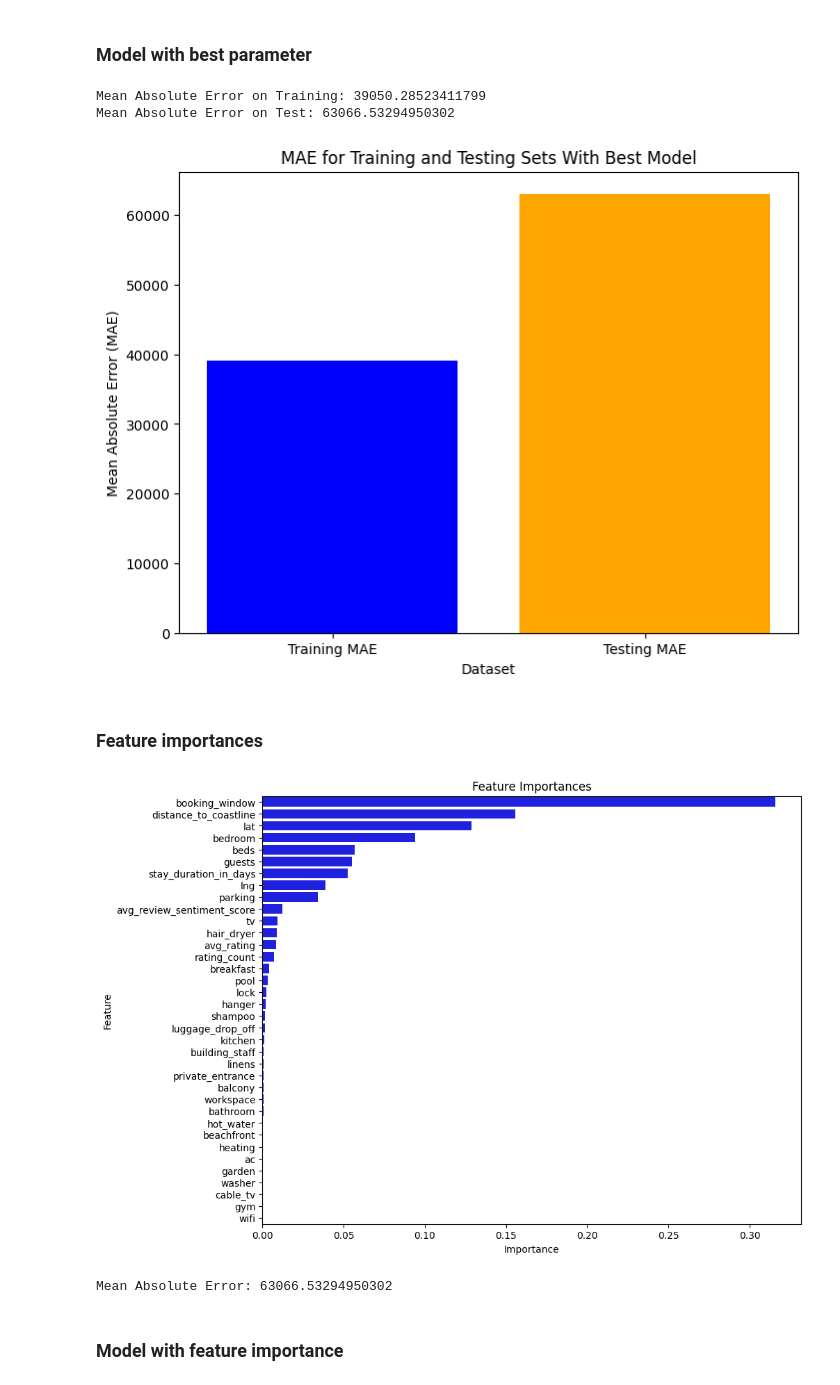
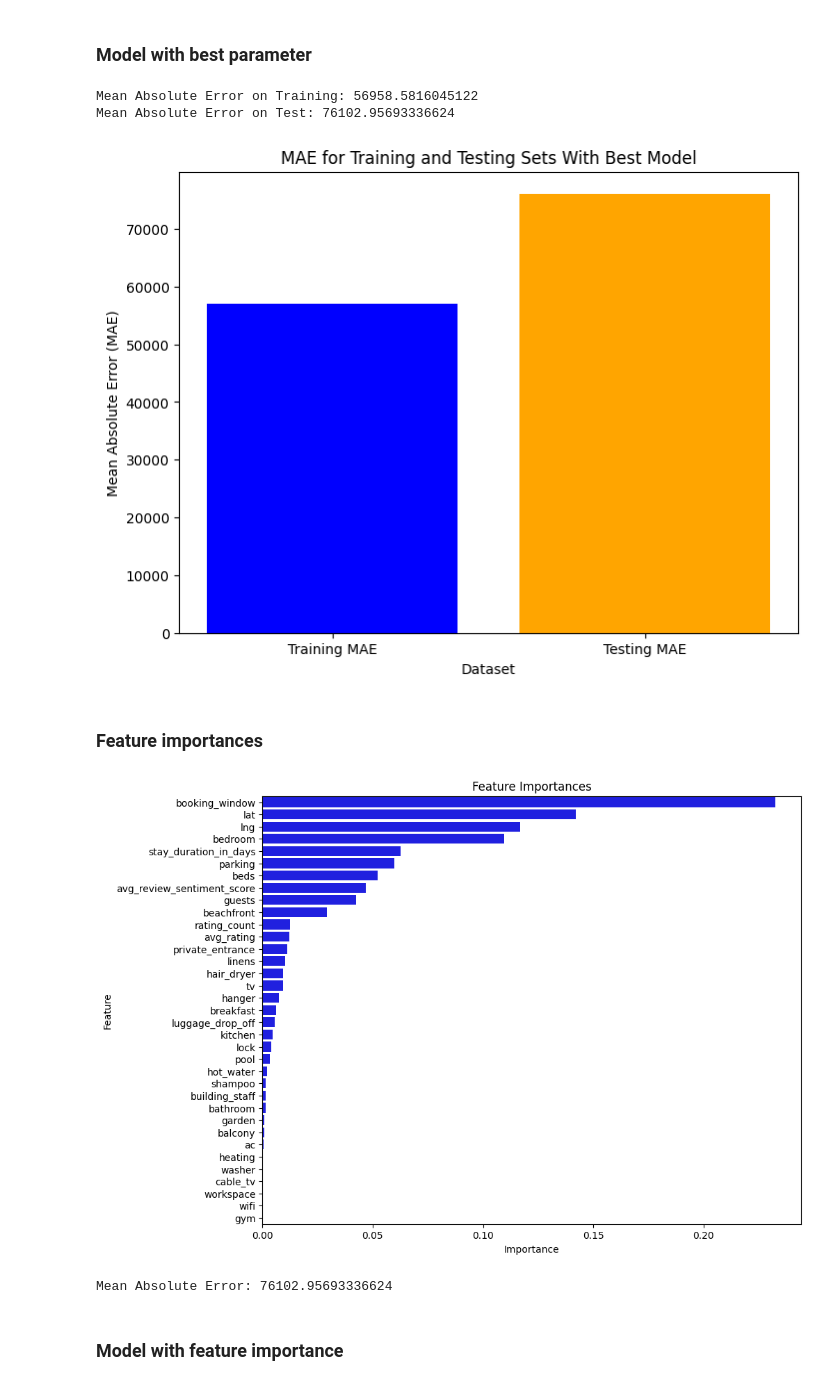
Before and after one commit to naufalsutrisna/Room-Pricing-Bukit-Vista, a Jupyter notebook: machine learning/gbr_model.ipynb, the cells around one changed output. Saved outputs shown, nothing was run; the diff lists cells and outputs as text; code cells hidden in the pictures.

Commit message:
Tuned gradient boosting model with new data

```diff
--- a/machine learning/gbr_model.ipynb
+++ b/machine learning/gbr_model.ipynb
@@ -8,7 +8,7 @@ from sklearn.preprocessing import StandardScaler
 from sklearn.ensemble import GradientBoostingRegressor
 from sklearn.metrics import mean_absolute_error, make_scorer
 # %%
-data_path = os.path.join(os.getcwd(), '..', '..', 'data', 'preprocessed_data_new.csv')
+data_path = os.path.join(os.getcwd(), '..', '..', 'data', 'preprocessed_data.csv')
 # %%
 df = pd.read_csv(data_path)
 df.head()
@@ -140,7 +144,7 @@ Best Parameters: {'learning_rate': 0.3, 'max_depth': 7, 'n_estimators': 1000}
 ### Cross validation
 # %%
 # Initialize the best model
-best_model = GradientBoostingRegressor(n_estimators=1000, learning_rate=0.3, max_depth=7, random_state=42)
+best_model = GradientBoostingRegressor(n_estimators=2000, learning_rate=0.3, max_depth=5, random_state=42)
 
 # Define the k-fold cross-validation scheme
 kf = KFold(n_splits=5, shuffle=True, random_state=42)
@@ -188,7 +192,7 @@ MAE on testing: 63066.53294950302
 ### Model with best parameter
 # %%
 # Initialize the GradientBoostingRegressor model
-best_model = GradientBoostingRegressor(n_estimators=1000, learning_rate=0.3, max_depth=7, random_state=42)
+best_model = GradientBoostingRegressor(n_estimators=2000, learning_rate=0.3, max_depth=5, random_state=42)
 
 # Fit the model on the training data
 best_model.fit(X_train, y_train)
@@ -203,8 +207,8 @@ mae_test = mean_absolute_error(y_test, y_pred_test)
 print(f'Mean Absolute Error on Training: {mae_train}')
 print(f'Mean Absolute Error on Test: {mae_test}')
 # %% [output]
-Mean Absolute Error on Training: 39050.28523411799
-Mean Absolute Error on Test: 63066.53294950302
+Mean Absolute Error on Training: 56958.5816045122
+Mean Absolute Error on Test: 76102.95693336624
 # %%
 # Visualize MAE for both training and test sets
 labels = ['Training MAE', 'Testing MAE']
@@ -217,11 +221,11 @@ plt.ylabel('Mean Absolute Error (MAE)')
 plt.title('MAE for Training and Testing Sets With Best Model')
 plt.show()
 # %% [output]
-[figure, old version]
+[figure, new version]
 # %% [markdown]
 ### Feature importances
 # %%
-model = GradientBoostingRegressor(n_estimators=1000, learning_rate=0.3, max_depth=7, random_state=42)
+model = GradientBoostingRegressor(n_estimators=2000, learning_rate=0.3, max_depth=5, random_state=42)
 
 # Fit the model on the training data
 model.fit(X_train, y_train)
@@ -230,35 +234,35 @@ model.fit(X_train, y_train)
 feature_importances = model.feature_importances_
 
 # Create a DataFrame to store feature importances with corresponding column names
 fi_df = pd.DataFrame({'Feature': X.columns,
                       'Importance': feature_importances})
 
 # Sort the DataFrame by feature importance values
 fi_df = fi_df.sort_values(by='Importance', ascending=False)
 
 # Set the figure size for better readability
 plt.figure(figsize=(10, 8))
 
 # Create a barplot with Seaborn
 sns.barplot(x='Importance', y='Feature', data=fi_df, color='blue')
 
 # Add title and labels to the plot
 plt.title('Feature Importances')
 plt.xlabel('Importance')
 plt.ylabel('Feature')
 
 # Show the plot
 plt.show()
 
 # Make predictions on the test set using the best model
 y_pred = model.predict(X_test)
 
 # Calculate Mean Absolute Error (MAE)
 mae = mean_absolute_error(y_test, y_pred)
 print("Mean Absolute Error:", mae)
 # %% [output]
-[figure, old version]
+[figure, new version]
-Mean Absolute Error: 63066.53294950302
+Mean Absolute Error: 76102.95693336624
 # %% [markdown]
 ### Model with feature importance
 # %%
```
Also changed, not shown: parts of 17 cells of this notebook.
